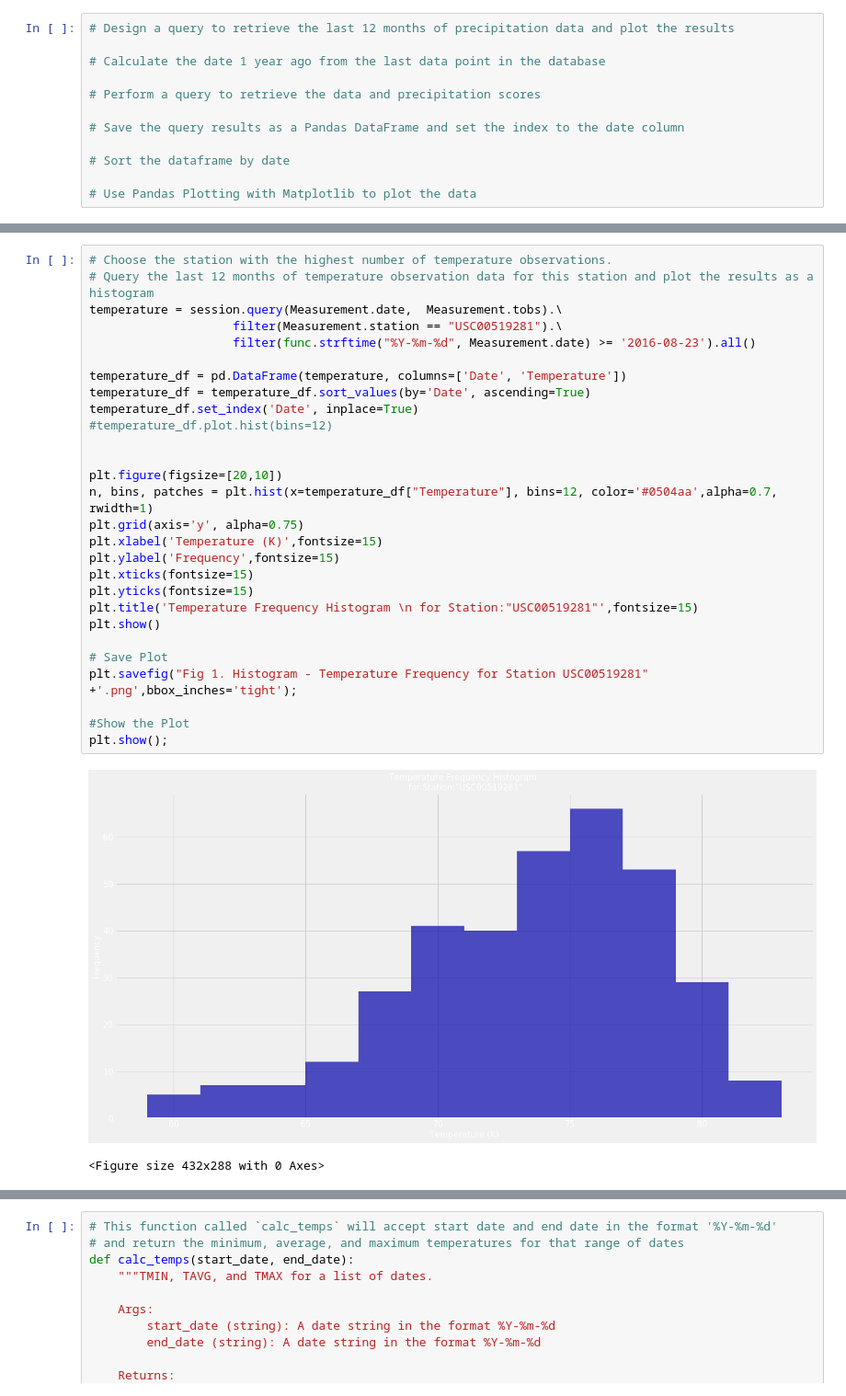
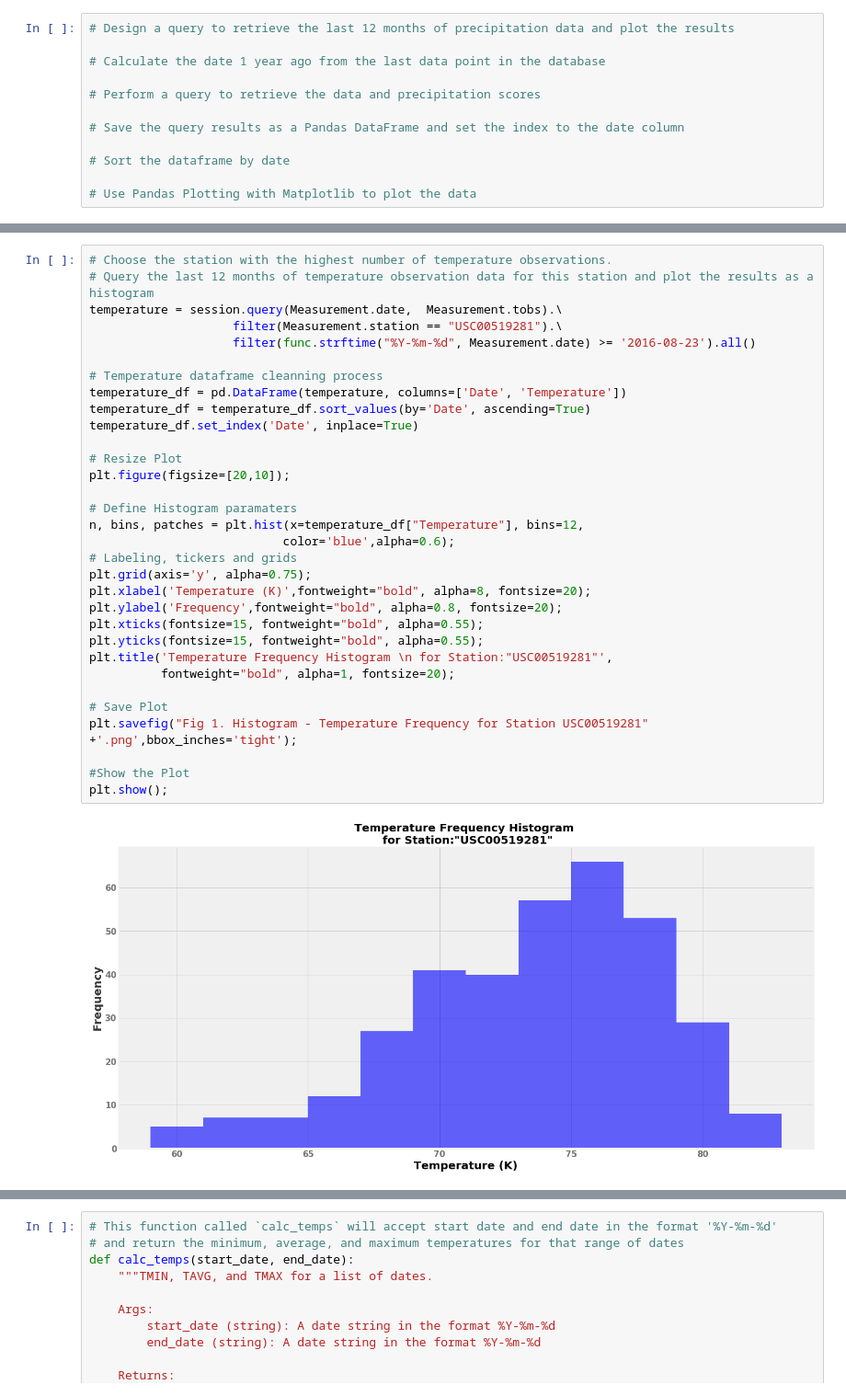
Before and after one commit to cemoga/sqlalchemy-challenge, a Jupyter notebook: climate_starter.ipynb, the cells around one changed output, grey strips where cells are left out. Shown: that part at 92% size. Cells and saved outputs as stored; diff of their text form.

Commit message:
Histogram Reviewed in Jupiter Notebook

```diff
--- a/climate_starter.ipynb
+++ b/climate_starter.ipynb
@@ -150,34 +187,37 @@ temperature_df["Temperature"]
 # %%
 # Choose the station with the highest number of temperature observations.
 # Query the last 12 months of temperature observation data for this station and plot the results as a histogram
 temperature = session.query(Measurement.date,  Measurement.tobs).\
                     filter(Measurement.station == "USC00519281").\
                     filter(func.strftime("%Y-%m-%d", Measurement.date) >= '2016-08-23').all()
 
+# Temperature dataframe cleanning process
 temperature_df = pd.DataFrame(temperature, columns=['Date', 'Temperature'])
 temperature_df = temperature_df.sort_values(by='Date', ascending=True)
 temperature_df.set_index('Date', inplace=True)
-#temperature_df.plot.hist(bins=12)
 
+# Resize Plot
+plt.figure(figsize=[20,10]);
 
-plt.figure(figsize=[20,10])
-n, bins, patches = plt.hist(x=temperature_df["Temperature"], bins=12, color='#0504aa',alpha=0.7, rwidth=1)
-plt.grid(axis='y', alpha=0.75)
-plt.xlabel('Temperature (K)',fontsize=15)
-plt.ylabel('Frequency',fontsize=15)
-plt.xticks(fontsize=15)
-plt.yticks(fontsize=15)
-plt.title('Temperature Frequency Histogram \n for Station:"USC00519281"',fontsize=15)
-plt.show()
+# Define Histogram paramaters
+n, bins, patches = plt.hist(x=temperature_df["Temperature"], bins=12,
+                           color='blue',alpha=0.6);
+# Labeling, tickers and grids
+plt.grid(axis='y', alpha=0.75);
+plt.xlabel('Temperature (K)',fontweight="bold", alpha=8, fontsize=20);
+plt.ylabel('Frequency',fontweight="bold", alpha=0.8, fontsize=20);
+plt.xticks(fontsize=15, fontweight="bold", alpha=0.55);
+plt.yticks(fontsize=15, fontweight="bold", alpha=0.55);
+plt.title('Temperature Frequency Histogram \n for Station:"USC00519281"',
+          fontweight="bold", alpha=1, fontsize=20);
 
 # Save Plot
 plt.savefig("Fig 1. Histogram - Temperature Frequency for Station USC00519281" +'.png',bbox_inches='tight');
 
 #Show the Plot
 plt.show();
 # %% [output]
-[figure, old version]
+[figure, new version]
-<Figure size 432x288 with 0 Axes>
 # %% [markdown]
 ![precipitation](Images/station-histogram.png)
 # %%
```
Also changed, not shown: parts of 6 cells of this notebook, 2 other files.
